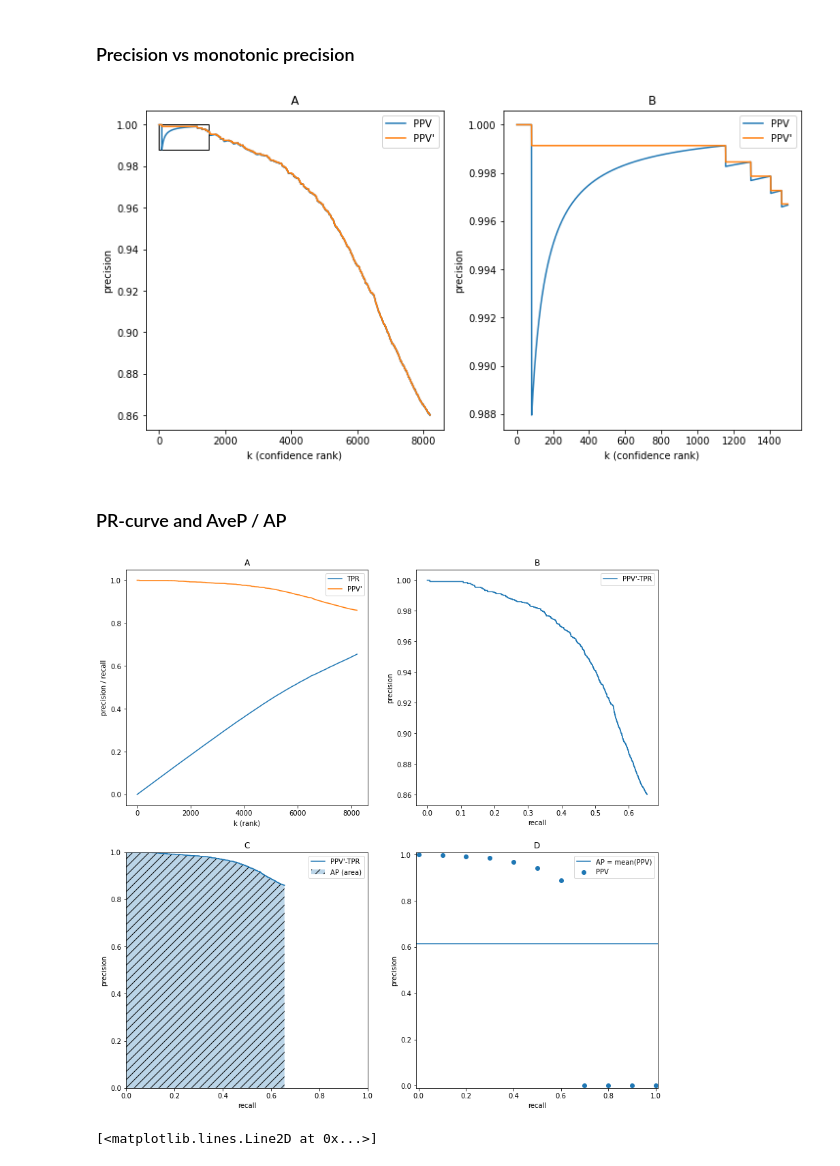
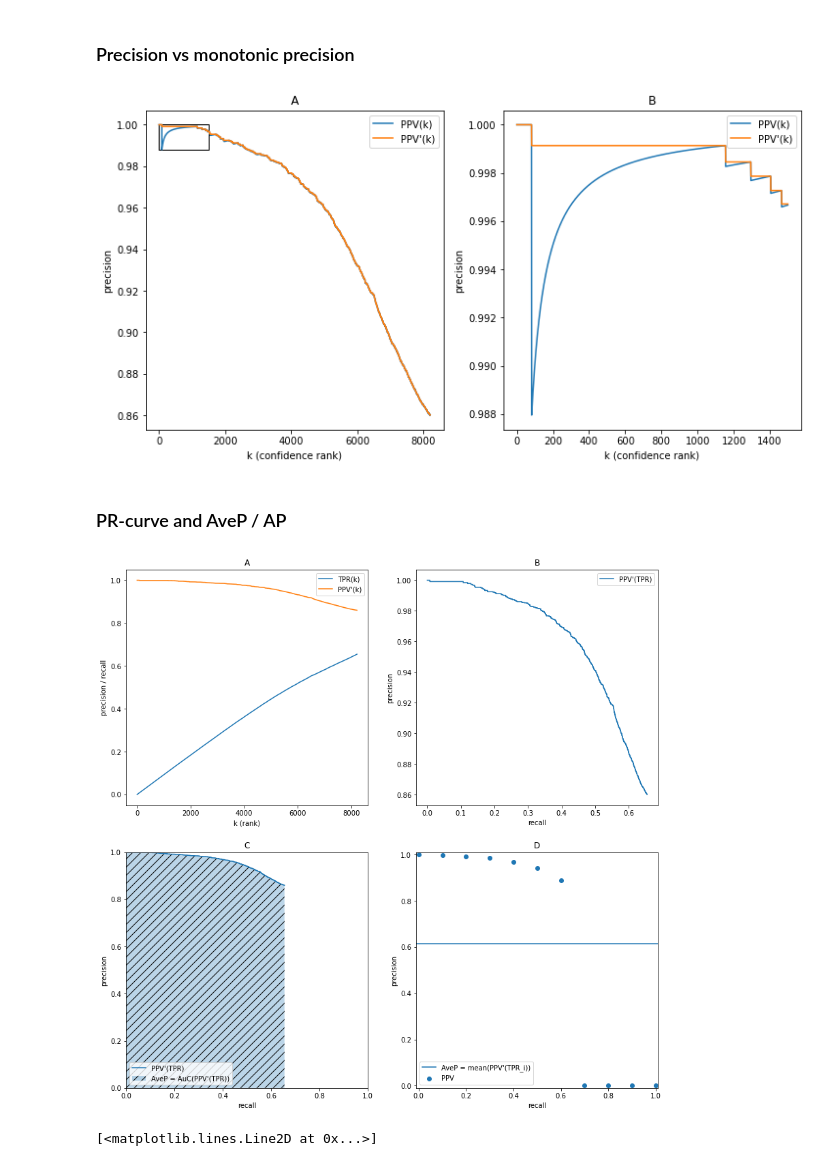
Before and after one commit to tgandor/urban_oculus, a Jupyter notebook: 2021-05-24-precision-recall.ipynb, the cells around one changed output. Cells and saved outputs as stored; diff of their text form; code cells hidden in the pictures.

```diff
--- a/2021-05-24-precision-recall.ipynb
+++ b/2021-05-24-precision-recall.ipynb
@@ -36,8 +36,8 @@ fig, axes = plt.subplots(1, 2, figsize=(12, 6))
 
 axes = iter(axes.ravel())
 ax2 = next(axes)
-ax2.plot(PPV, label="PPV");
-ax2.plot(PPVi, label="PPV'");
+ax2.plot(PPV, label="PPV(k)");
+ax2.plot(PPVi, label="PPV'(k)");
 ax2.set_title('A')
 ax2.set_ylabel("precision")
 ax2.set_xlabel("k (confidence rank)")
@@ -46,8 +46,8 @@ ax2.add_patch(Rectangle((0, PPV[:1500].min()), 1500, 1-PPV[:1500].min(), fill=Fa
 
 
 ax2 = next(axes)
-ax2.plot(PPV[:1500], label="PPV");
-ax2.plot(PPVi[:1500], label="PPV'");
+ax2.plot(PPV[:1500], label="PPV(k)");
+ax2.plot(PPVi[:1500], label="PPV'(k)");
 ax2.set_title('B')
 ax2.set_ylabel("precision")
 ax2.set_xlabel("k (confidence rank)")
@@ -55,7 +55,7 @@ ax2.legend();
 
 fig.savefig("PPV_vs_PPVi.pdf")
 # %% [output]
-[figure, old version]
+[figure, new version]
 # %% [markdown]
 ### PR-curve and AveP / AP
 # %%
@@ -65,44 +65,43 @@ fig, axes = plt.subplots(2, 2, figsize=(14, 14))
 axes = iter(axes.ravel())
 
 ax2 = next(axes)
-ax2.plot(TPR, label="TPR");
-# ax2.plot(PPV, label="PPV");
-ax2.plot(PPVi, label="PPV'");
+ax2.plot(TPR, label="TPR(k)");
+ax2.plot(PPVi, label="PPV'(k)");
 ax2.set_title('A')
 ax2.set_ylabel("precision / recall")
 ax2.set_xlabel("k (rank)")
 ax2.legend();
 
 ax2 = next(axes)
-ax2.plot(TPR, PPVi, label="PPV'-TPR");
+ax2.plot(TPR, PPVi, label="PPV'(TPR)");
 ax2.set_title('B')
 ax2.set_ylabel("precision")
 ax2.set_xlabel("recall")
 ax2.legend()
 
 ax2 = next(axes)
-ax2.plot(TPR, PPVi, label="PPV'-TPR");
+ax2.plot(TPR, PPVi, label="PPV'(TPR)");
 ax2.set_title('C')
 ax2.set_ylabel("precision")
 ax2.set_xlabel("recall")
 ax2.set_xlim([0, 1])
 ax2.set_ylim([0, 1])
-ax2.fill_between(TPR, PPVi, hatch='//', alpha=0.3, label='AP (area)')
+ax2.fill_between(TPR, PPVi, hatch='//', alpha=0.3, label="AveP = AuC(PPV'(TPR))")
 ax2.legend()
 
 ax2 = next(axes)
 ax2.scatter(recThrs, q, label="PPV");
-ax2.axhline(np.mean(q), label="AP = mean(PPV)")
+ax2.axhline(np.mean(q), label="AveP = mean(PPV'(TPR_i))")
 ax2.set_title('D')
 ax2.set_ylabel("precision")
 ax2.set_xlabel("recall")
 ax2.set_xlim([-0.01, 1.01])
 ax2.set_ylim([-0.01, 1.01])
-ax2.legend()
+ax2.legend(loc='lower left')
 
 fig.savefig("PR_AP_examples.pdf")
 # %% [output]
-[figure, old version]
+[figure, new version]
 # %%
 # >>> np.searchsorted([1, 2, 3], [-1, 0, 1, 2, 4], side="left")
 # array([0, 0, 0, 1, 3])
```
Also changed, not shown: parts of 2 cells of this notebook, 12 other files.
